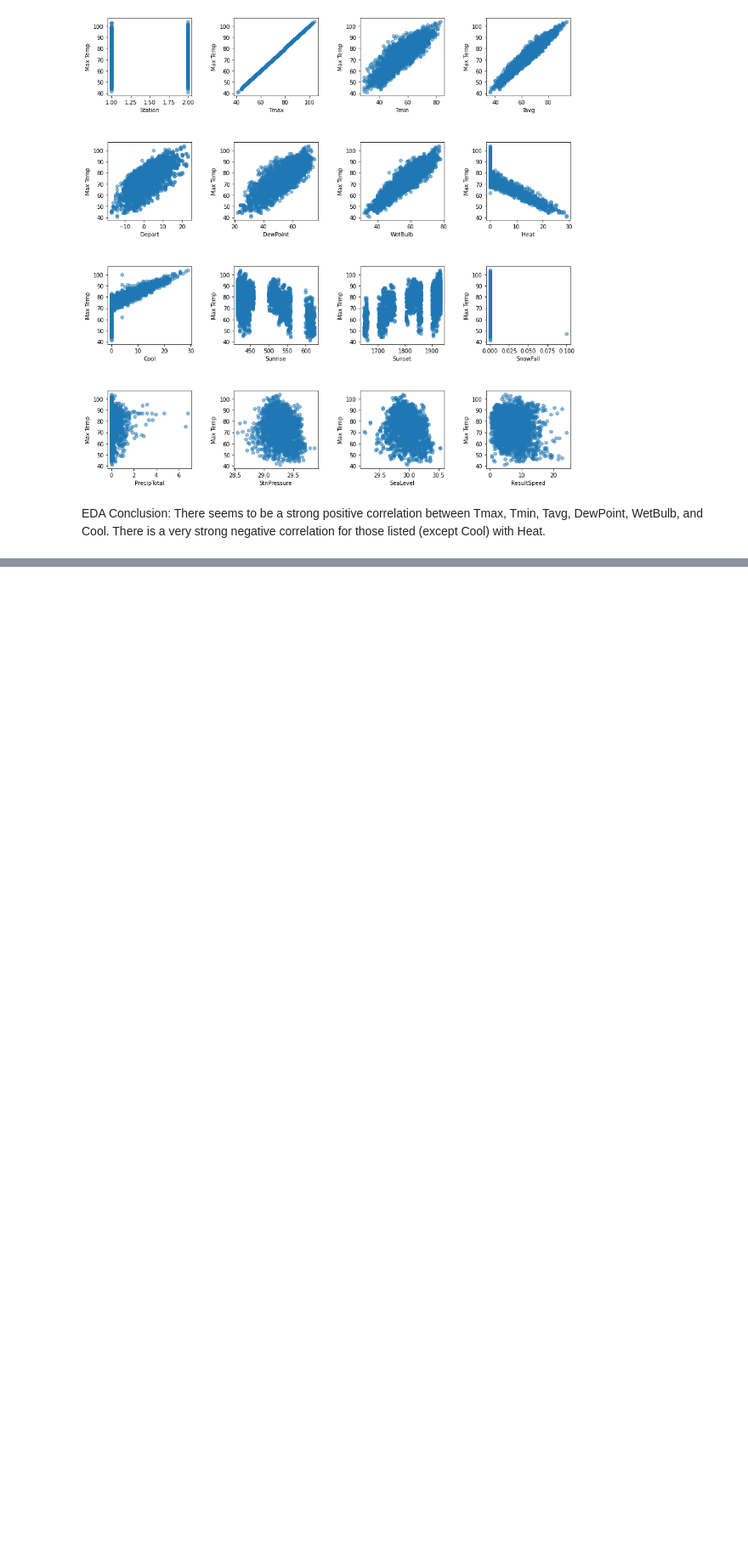
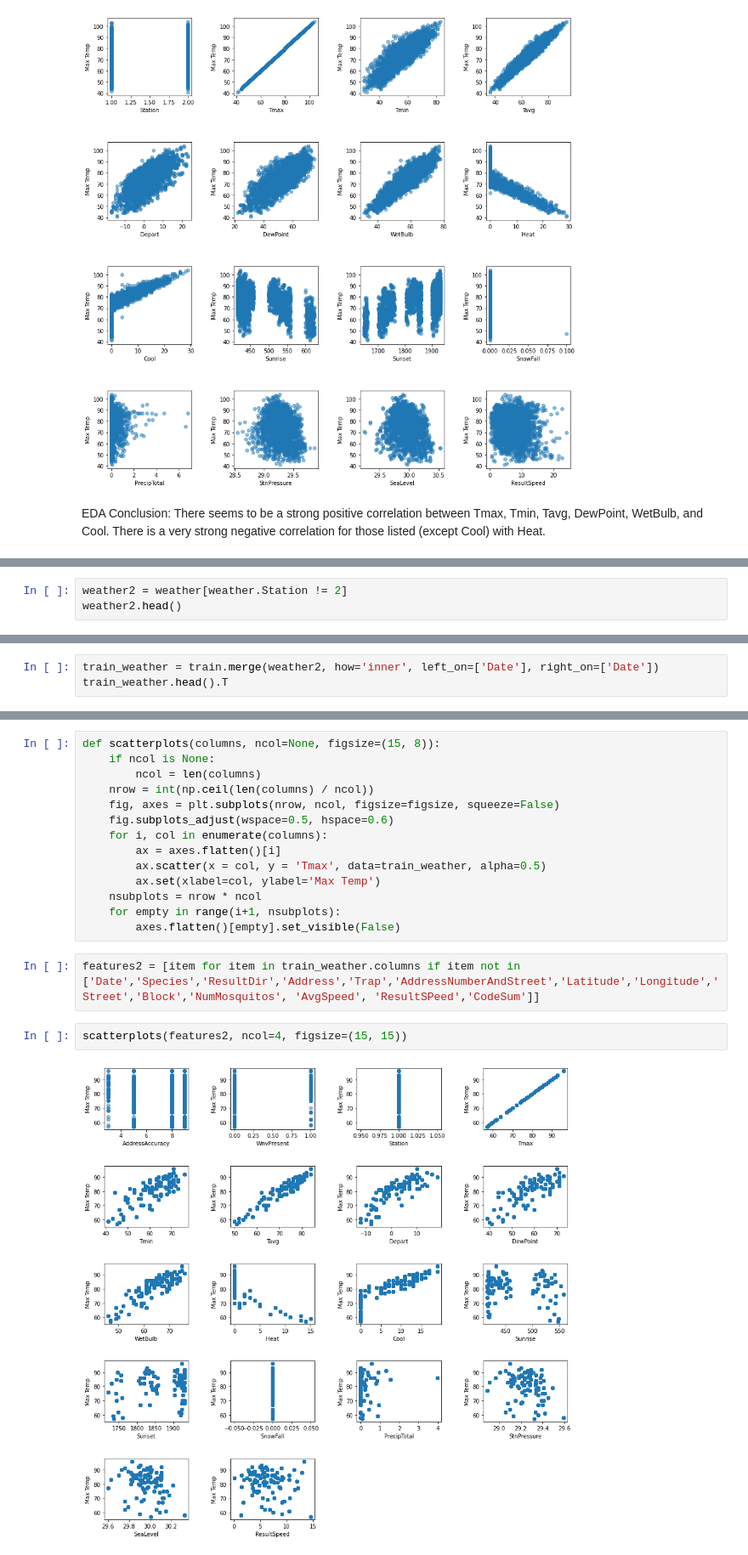
Before and after one commit to MayraC84/Capstone_Two, a Jupyter notebook: West_Nile_Data_Wrangling.ipynb, the cells around one changed output, grey strips where cells are left out. Shown: that part at 85% size. Drawn from its saved outputs; the diff is of its cells as text; blank space fills up the shorter version.

```diff
--- a/West_Nile_Data_Wrangling.ipynb
+++ b/West_Nile_Data_Wrangling.ipynb
@@ -882,0 +933,3 @@ EDA Conclusion: There seems to be a strong positive correlation between Tmax, Tm
+# %%
+weather2 = weather[weather.Station != 2]
+weather2.head()
@@ -882,0 +943,3 @@ EDA Conclusion: There seems to be a strong positive correlation between Tmax, Tm
+# %%
+train_weather = train.merge(weather2, how='inner', left_on=['Date'], right_on=['Date'])
+train_weather.head().T
@@ -882,0 +964,20 @@ EDA Conclusion: There seems to be a strong positive correlation between Tmax, Tm
+# %%
+def scatterplots(columns, ncol=None, figsize=(15, 8)):
+    if ncol is None:
+        ncol = len(columns)
+    nrow = int(np.ceil(len(columns) / ncol))
+    fig, axes = plt.subplots(nrow, ncol, figsize=figsize, squeeze=False)
+    fig.subplots_adjust(wspace=0.5, hspace=0.6)
+    for i, col in enumerate(columns):
+        ax = axes.flatten()[i]
+        ax.scatter(x = col, y = 'Tmax', data=train_weather, alpha=0.5)
+        ax.set(xlabel=col, ylabel='Max Temp')
+    nsubplots = nrow * ncol
+    for empty in range(i+1, nsubplots):
+        axes.flatten()[empty].set_visible(False)
+# %%
+features2 = [item for item in train_weather.columns if item not in ['Date','Species','ResultDir','Address','Trap','AddressNumberAndStreet','Latitude','Longitude','Street','Block','NumMosquitos', 'AvgSpeed', 'ResultSPeed','CodeSum']]
+# %%
+scatterplots(features2, ncol=4, figsize=(15, 15))
+# %% [output]
+[figure, added]
```
Also changed, not shown: parts of 22 cells of this notebook.
